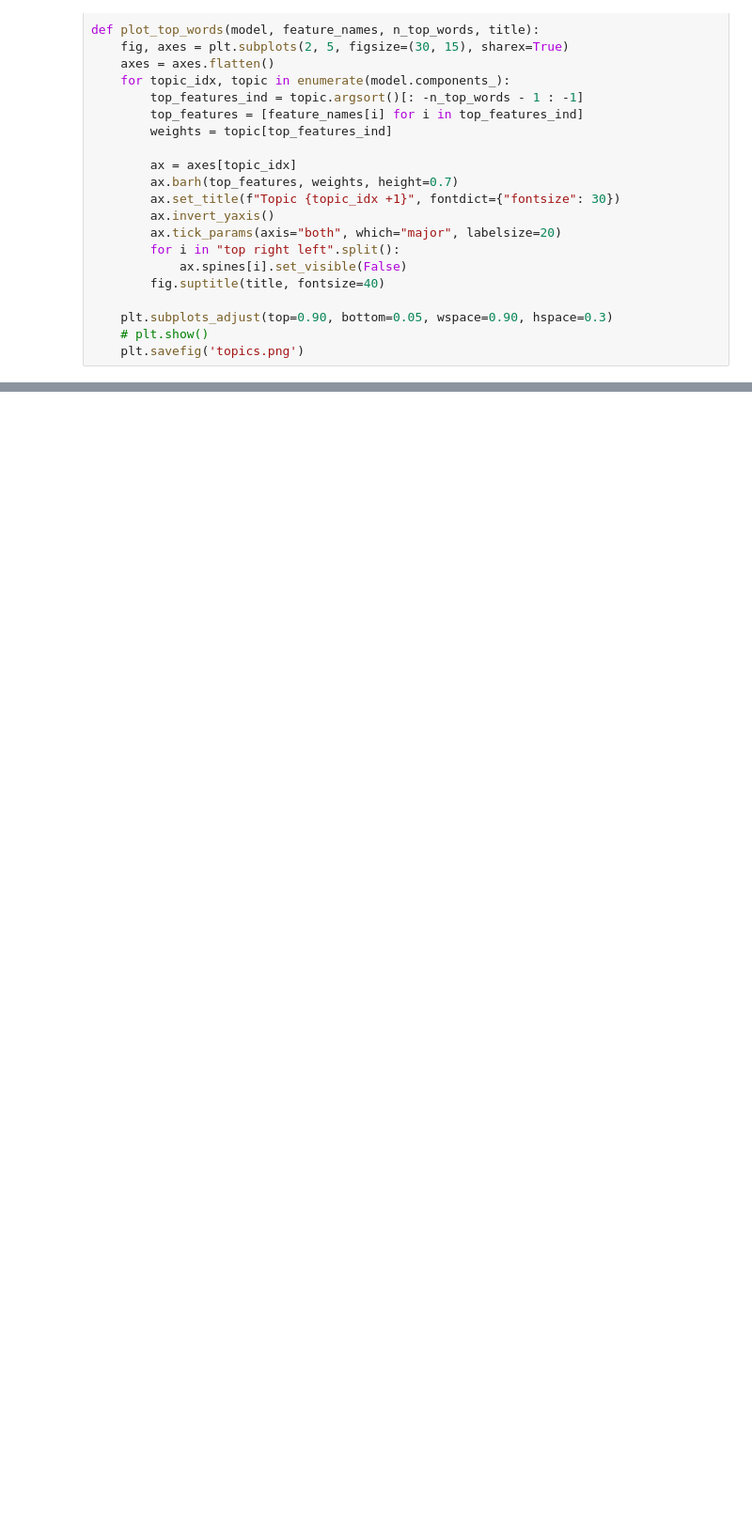
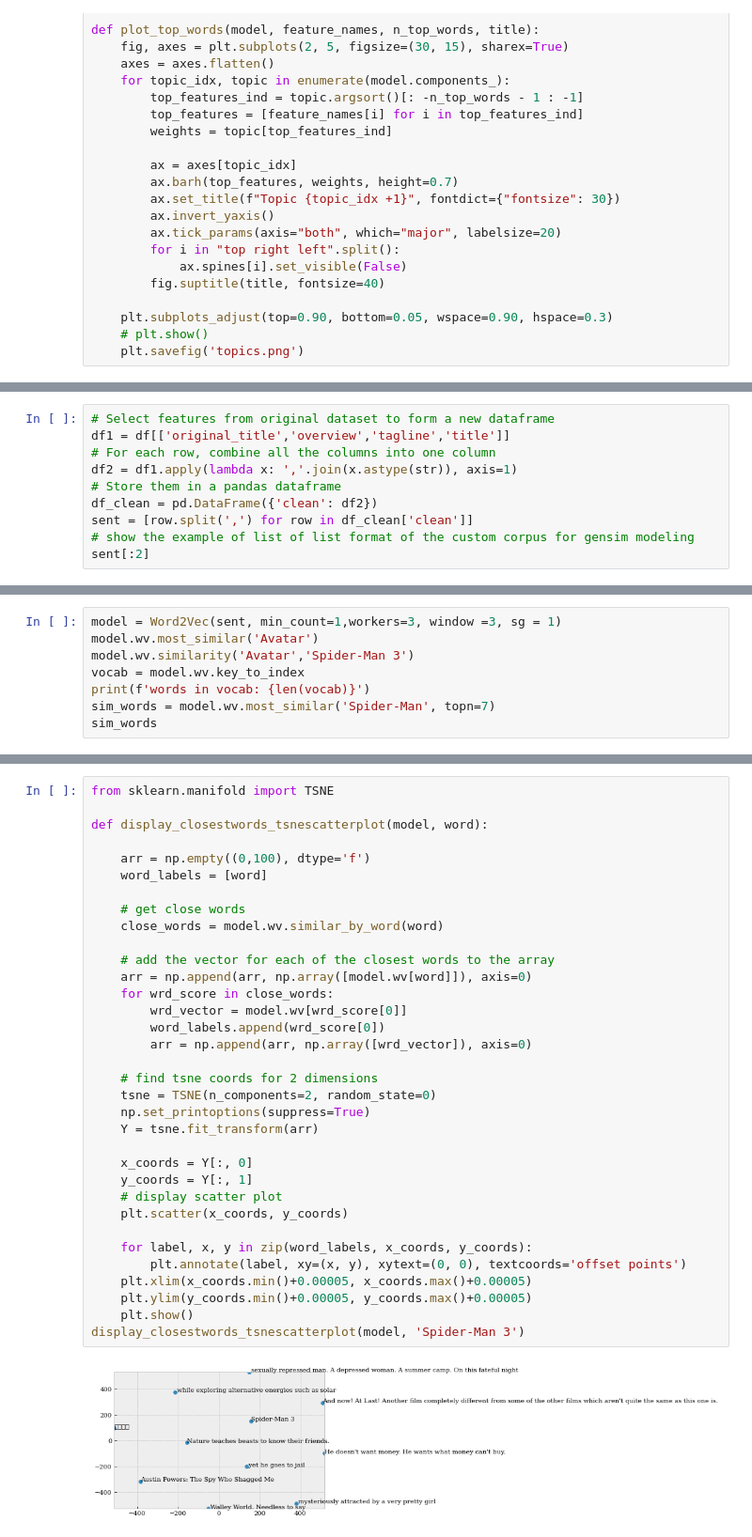
Before and after one commit to lanngoc10a/HIK_NLP, a Jupyter notebook: FinalEksamen_NLP.ipynb, the cells around one changed output, grey strips where cells are left out. Shown: that part at 94% size. Cells and saved outputs as stored; diff of their text form; blank space fills up the shorter version.

Commit message:
clean folder

```diff
--- a/FinalEksamen_NLP.ipynb
+++ b/FinalEksamen_NLP.ipynb
@@ -344,0 +527,10 @@ plot_top_words(lda, tfidf_feature_names, n_top_words, "Topics in LDA model")
+# %%
+# Select features from original dataset to form a new dataframe
+df1 = df[['original_title','overview','tagline','title']]
+# For each row, combine all the columns into one column
+df2 = df1.apply(lambda x: ','.join(x.astype(str)), axis=1)
+# Store them in a pandas dataframe
+df_clean = pd.DataFrame({'clean': df2})
+sent = [row.split(',') for row in df_clean['clean']]
+# show the example of list of list format of the custom corpus for gensim modeling
+sent[:2]
@@ -344,0 +551,8 @@ plot_top_words(lda, tfidf_feature_names, n_top_words, "Topics in LDA model")
+# %%
+model = Word2Vec(sent, min_count=1,workers=3, window =3, sg = 1)
+model.wv.most_similar('Avatar')
+model.wv.similarity('Avatar','Spider-Man 3')
+vocab = model.wv.key_to_index
+print(f'words in vocab: {len(vocab)}')
+sim_words = model.wv.most_similar('Spider-Man', topn=7)
+sim_words
@@ -344,0 +602,36 @@ plot_top_words(lda, tfidf_feature_names, n_top_words, "Topics in LDA model")
+# %%
+from sklearn.manifold import TSNE
+
+def display_closestwords_tsnescatterplot(model, word):
+
+    arr = np.empty((0,100), dtype='f')
+    word_labels = [word]
+
+    # get close words
+    close_words = model.wv.similar_by_word(word)
+
+    # add the vector for each of the closest words to the array
+    arr = np.append(arr, np.array([model.wv[word]]), axis=0)
+    for wrd_score in close_words:
+        wrd_vector = model.wv[wrd_score[0]]
+        word_labels.append(wrd_score[0])
+        arr = np.append(arr, np.array([wrd_vector]), axis=0)
+
+    # find tsne coords for 2 dimensions
+    tsne = TSNE(n_components=2, random_state=0)
+    np.set_printoptions(suppress=True)
+    Y = tsne.fit_transform(arr)
+
+    x_coords = Y[:, 0]
+    y_coords = Y[:, 1]
+    # display scatter plot
+    plt.scatter(x_coords, y_coords)
+
+    for label, x, y in zip(word_labels, x_coords, y_coords):
+        plt.annotate(label, xy=(x, y), xytext=(0, 0), textcoords='offset points')
+    plt.xlim(x_coords.min()+0.00005, x_coords.max()+0.00005)
+    plt.ylim(y_coords.min()+0.00005, y_coords.max()+0.00005)
+    plt.show()
+display_closestwords_tsnescatterplot(model, 'Spider-Man 3')
+# %% [output]
+[figure, added]
```
Also changed, not shown: parts of 30 cells of this notebook, 10 other files.
